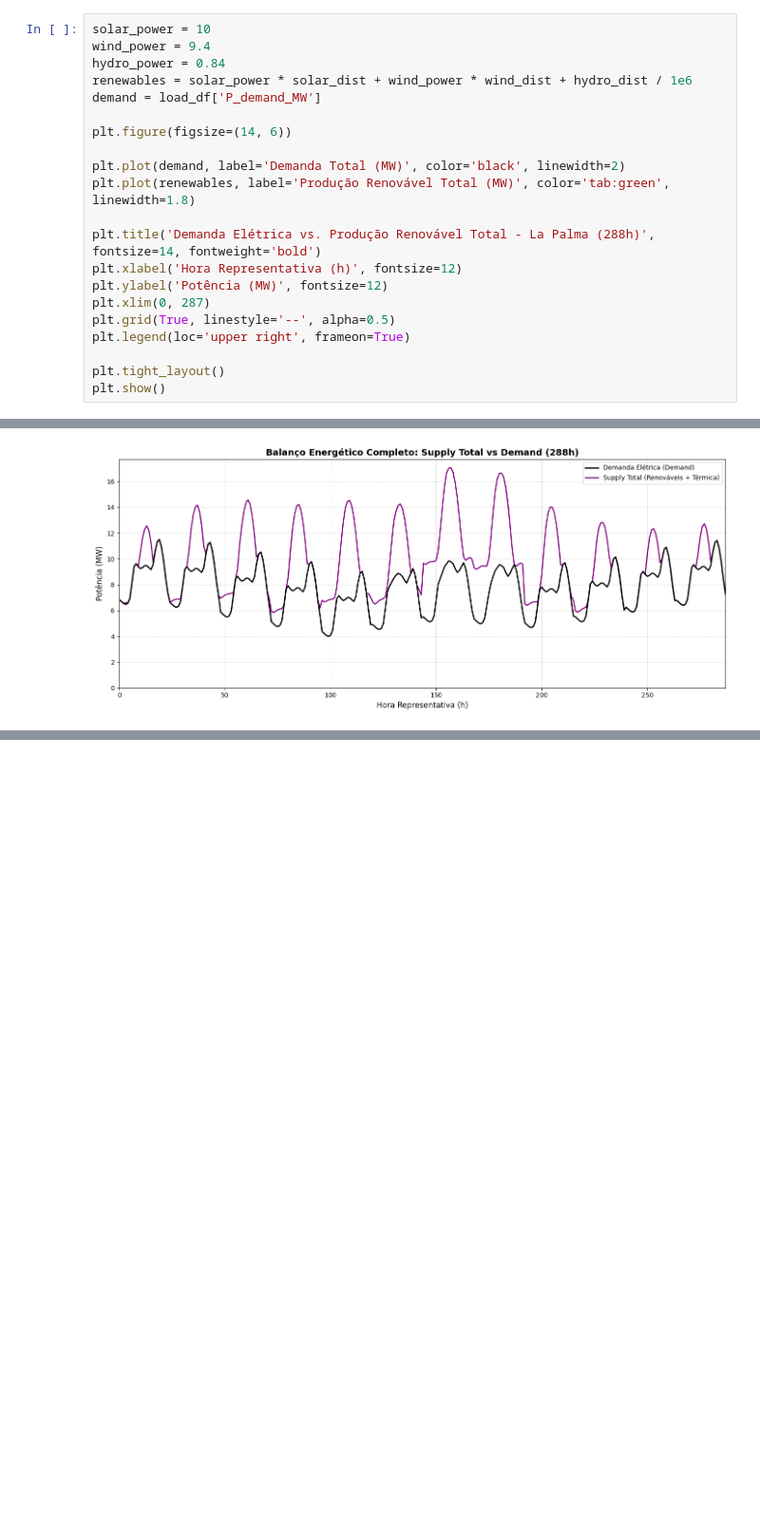
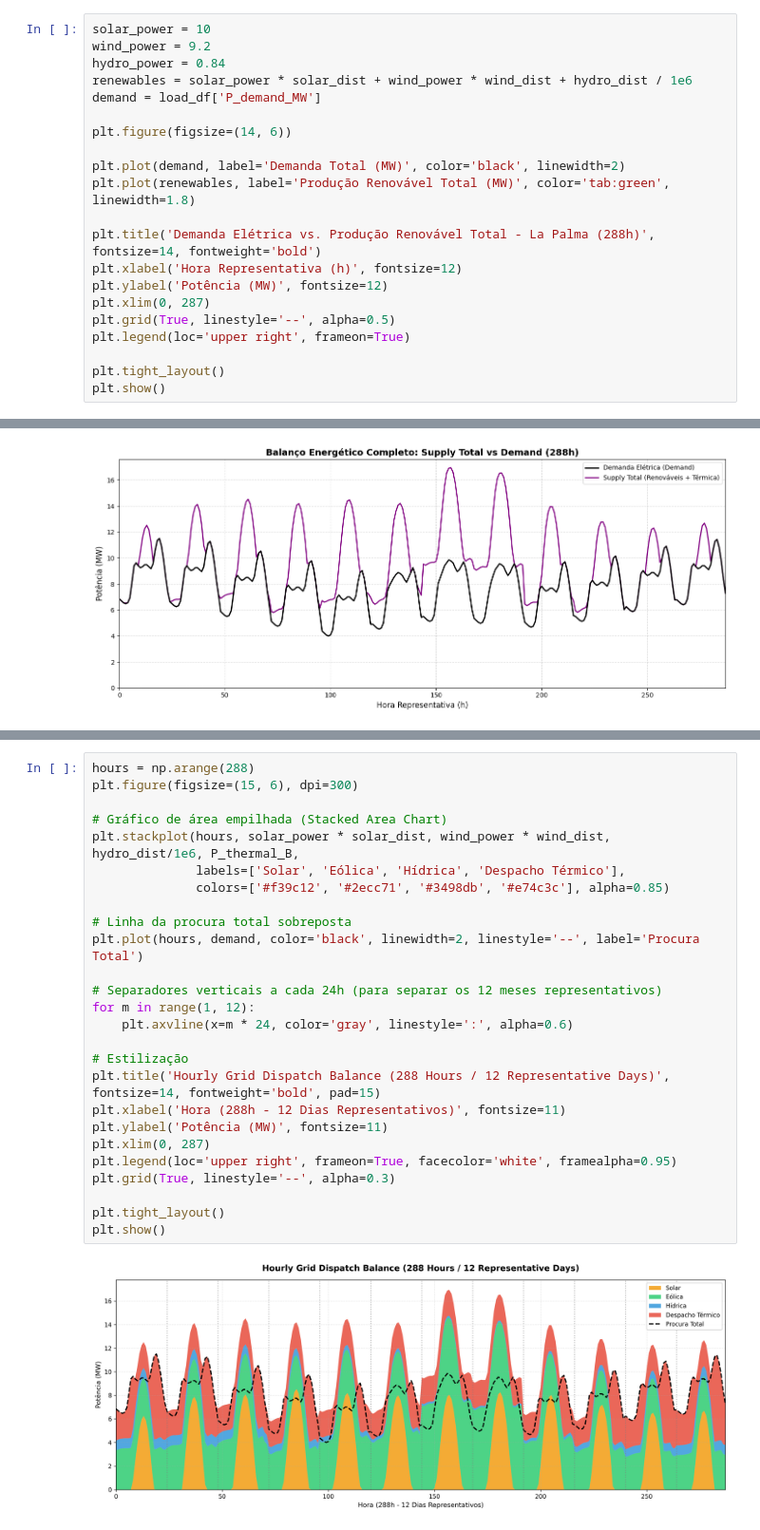
Before and after one commit to c-radicallis/RenewableEnergies_project, a Jupyter notebook: point_3.ipynb, the cells around one changed output, grey strips where cells are left out. Shown at 95% size. Cells and saved outputs as stored; diff of their text form; blank space fills up the shorter version.

```diff
--- a/point_3.ipynb
+++ b/point_3.ipynb
@@ -23,7 +23,7 @@ solar_dist = solar_df['P_AC_per_MWp']
 hydro_dist = hydro_df['Power (W)']
 # %%
 solar_power = 10
-wind_power = 9.4
+wind_power = 9.2
 hydro_power = 0.84
 renewables = solar_power * solar_dist + wind_power * wind_dist + hydro_dist / 1e6
 demand = load_df['P_demand_MW']
@@ -278,0 +229,28 @@ Ocorre no ponto/hora índice: 283
+# %%
+hours = np.arange(288)
+plt.figure(figsize=(15, 6), dpi=300)
+
+# Gráfico de área empilhada (Stacked Area Chart)
+plt.stackplot(hours, solar_power * solar_dist, wind_power * wind_dist, hydro_dist/1e6, P_thermal_B,
+              labels=['Solar', 'Eólica', 'Hídrica', 'Despacho Térmico'],
+              colors=['#f39c12', '#2ecc71', '#3498db', '#e74c3c'], alpha=0.85)
+
+# Linha da procura total sobreposta
+plt.plot(hours, demand, color='black', linewidth=2, linestyle='--', label='Procura Total')
+
+# Separadores verticais a cada 24h (para separar os 12 meses representativos)
+for m in range(1, 12):
+    plt.axvline(x=m * 24, color='gray', linestyle=':', alpha=0.6)
+
+# Estilização
+plt.title('Hourly Grid Dispatch Balance (288 Hours / 12 Representative Days)', fontsize=14, fontweight='bold', pad=15)
+plt.xlabel('Hora (288h - 12 Dias Representativos)', fontsize=11)
+plt.ylabel('Potência (MW)', fontsize=11)
+plt.xlim(0, 287)
+plt.legend(loc='upper right', frameon=True, facecolor='white', framealpha=0.95)
+plt.grid(True, linestyle='--', alpha=0.3)
+
+plt.tight_layout()
+plt.show()
+# %% [output]
+[figure, added]
```
Also changed, not shown: parts of 7 cells of this notebook, 1 other file.
